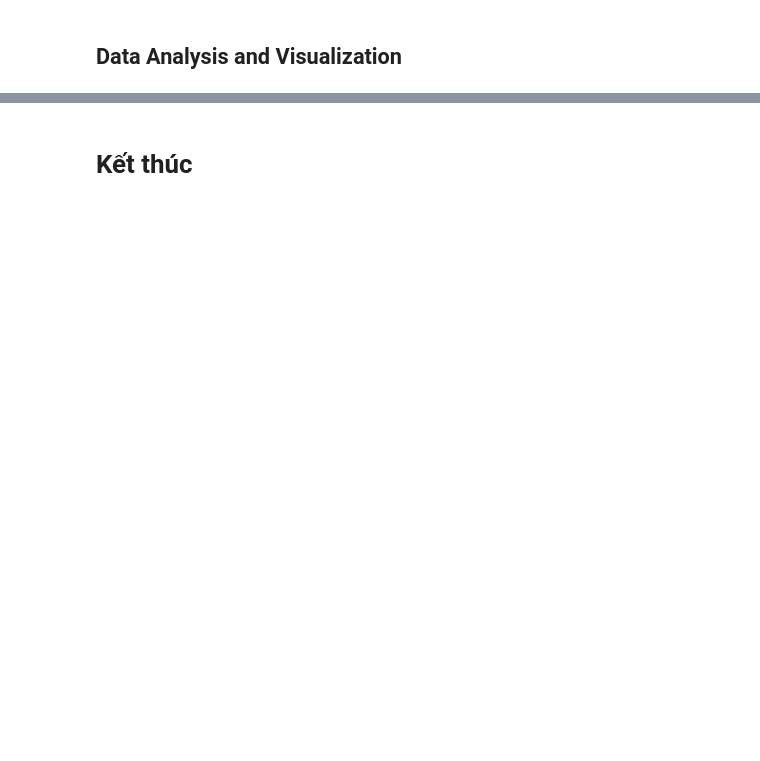
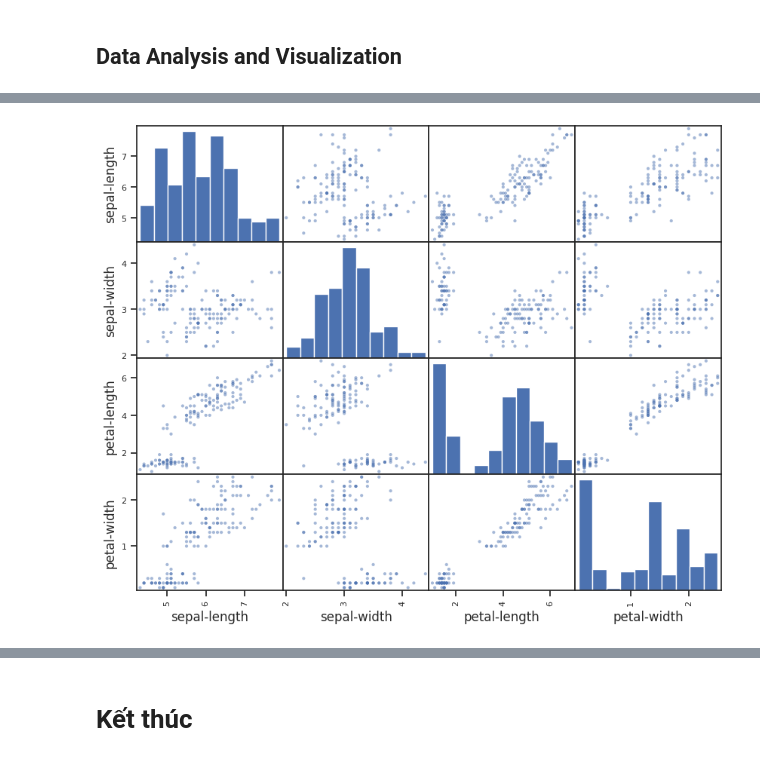
Before and after one commit to DytAn01/sgu25_data_analytics, a Jupyter notebook: Buoi2_python101.ipynb, the cells around one changed output, grey strips where cells are left out. Cells and saved outputs as stored; diff of their text form; code cells hidden in the pictures; blank space fills up the shorter version.

```diff
--- a/Buoi2_python101.ipynb
+++ b/Buoi2_python101.ipynb
@@ -778,0 +1210,5 @@ from IPython.display
+# %%
+scatter_matrix(df)
+plt.show()
+# %% [output]
+[figure, added]
```
Also changed, not shown: parts of 42 cells of this notebook.
